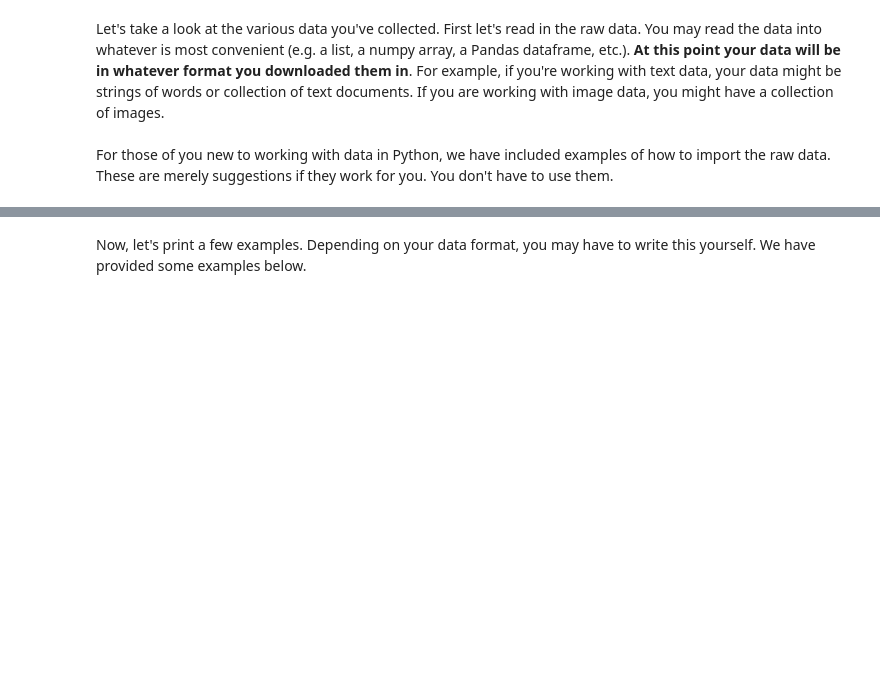
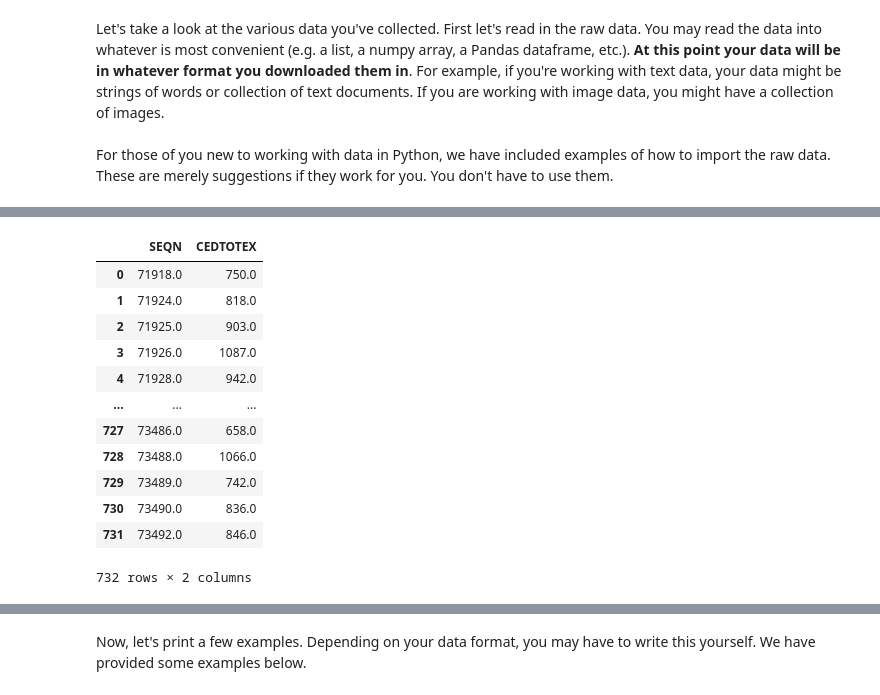
Before and after one commit to tkarani1/ml-hw1, a Jupyter notebook: homework1.ipynb, the cells around one changed output, grey strips where cells are left out. Cells and saved outputs as stored; diff of their text form; code cells hidden in the pictures; blank space fills up the shorter version.

```diff
--- a/homework1.ipynb
+++ b/homework1.ipynb
@@ -105,0 +128,17 @@ y =
+# %%
+treadmill_dur = cardio_end_data.filter(['SEQN','CEDTOTEX'], axis=1)
+treadmill_dur
+# %% [output]
+|  | SEQN | CEDTOTEX |
+| 0 | 71918.0 | 750.0 |
+| 1 | 71924.0 | 818.0 |
+| 2 | 71925.0 | 903.0 |
+| 3 | 71926.0 | 1087.0 |
+| 4 | 71928.0 | 942.0 |
+| ... | ... | ... |
+| 727 | 73486.0 | 658.0 |
+| 728 | 73488.0 | 1066.0 |
+| 729 | 73489.0 | 742.0 |
+| 730 | 73490.0 | 836.0 |
+| 731 | 73492.0 | 846.0 |
+732 rows × 2 columns
```
Also changed, not shown: parts of 6 cells of this notebook.
